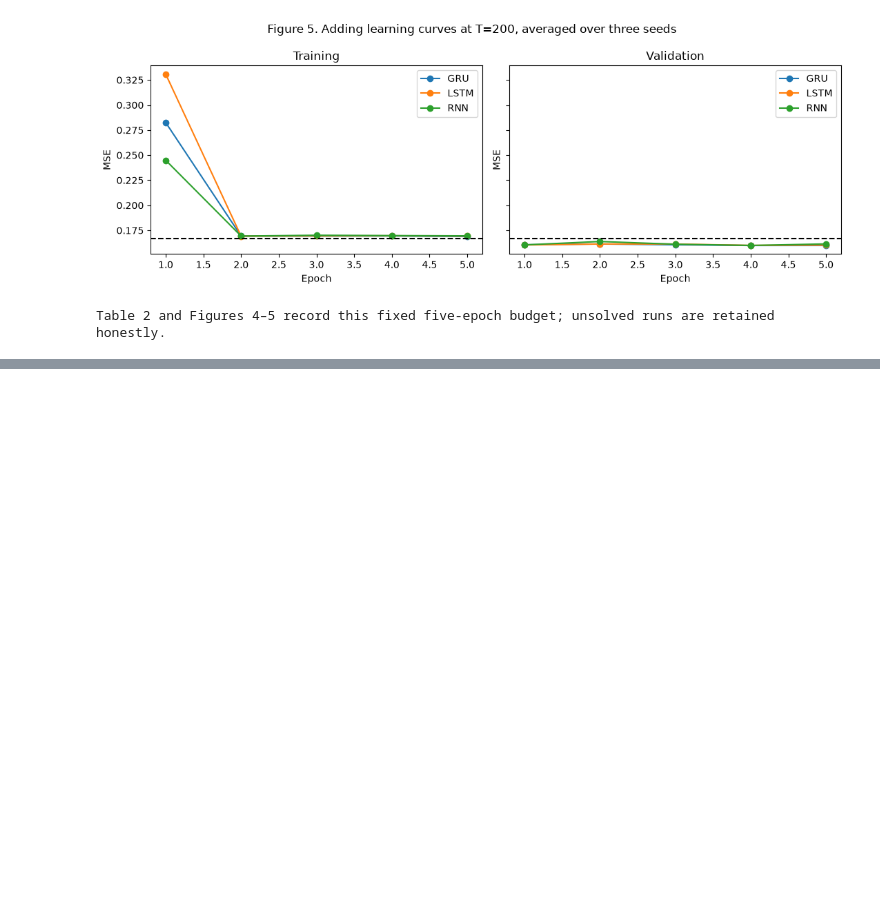
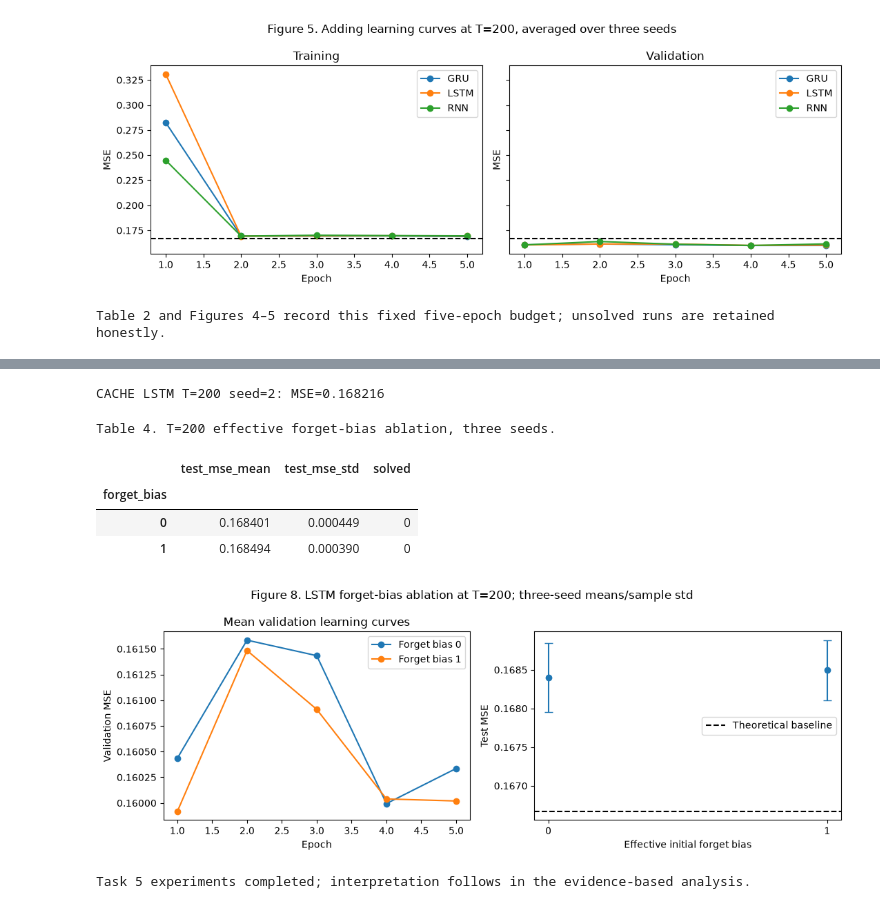
Before and after one commit to tusharviradiya/aiml-dnn-assignment-2, a Jupyter notebook: problem1/problem1.ipynb, the cells around one changed output, grey strips where cells are left out. Drawn from its saved outputs; the diff is of its cells as text; code cells hidden in the pictures; blank space fills up the shorter version.

```diff
--- a/problem1/problem1.ipynb
+++ b/problem1/problem1.ipynb
@@ -1226,0 +1491,33 @@ Table 2 and Figures 4–5 record this fixed five-epoch budget; unsolved runs are
+# %%
+forget_runs.append(run_forget_ablation(1,2))
+# %% [output]
+CACHE LSTM T=200 seed=2: MSE=0.168216
+# %%
+assert len(forget_runs)==6
+forget_table=pd.DataFrame([dict(forget_bias=r['forget_bias'],seed=r['seed'],best_epoch=r['best_epoch'],
+    test_mse=r['row']['test_mse'],val_mse=r['best_val_mse'],solved=r['row']['test_mse']<0.05) for r in forget_runs])
+forget_summary=forget_table.groupby('forget_bias').agg(test_mse_mean=('test_mse','mean'),test_mse_std=('test_mse','std'),solved=('solved','sum'))
+forget_history=pd.DataFrame([dict(forget_bias=r['forget_bias'],**e) for r in forget_runs for e in r['history']])
+forget_table.to_csv(METRICS/'forget_bias_runs.csv',index=False);forget_summary.to_csv(METRICS/'forget_bias_summary.csv')
+forget_history.to_csv(METRICS/'forget_bias_history.csv',index=False)
+pd.DataFrame([dict(forget_bias=r['forget_bias'],seed=r['seed'],sample=i,predicted=p) for r in forget_runs for i,p in enumerate(r['predictions'])]).to_csv(METRICS/'forget_bias_predictions.csv',index=False)
+(METRICS/'task5_config.json').write_text(json.dumps(dict(run_id=TASK5_ID,**TASK5_CONFIG),indent=2))
+print('Table 4. T=200 effective forget-bias ablation, three seeds.');display(forget_summary)
+fig,axes=plt.subplots(1,2,figsize=(11,4))
+for bias,g in forget_history.groupby('forget_bias'):
+    v=g.groupby('epoch')[['train_mse','val_mse']].mean()
+    axes[0].plot(v.index,v.val_mse,marker='o',label=f'Forget bias {bias}')
+axes[0].set(xlabel='Epoch',ylabel='Validation MSE',title='Mean validation learning curves');axes[0].legend()
+axes[1].errorbar(forget_summary.index,forget_summary.test_mse_mean,yerr=forget_summary.test_mse_std,fmt='o',capsize=4)
+axes[1].axhline(1/6,ls='--',color='black',label='Theoretical baseline');axes[1].set(xticks=[0,1],xlabel='Effective initial forget bias',ylabel='Test MSE');axes[1].legend()
+fig.suptitle('Figure 8. LSTM forget-bias ablation at T=200; three-seed means/sample std')
+fig.tight_layout();fig.savefig(FIGURES/'forget_bias_ablation.png',dpi=150);plt.show()
+print('Task 5 experiments completed; interpretation follows in the evidence-based analysis.')
+# %% [output]
+Table 4. T=200 effective forget-bias ablation, three seeds.
+|  | test_mse_mean | test_mse_std | solved |
+| forget_bias |  |  |  |
+| 0 | 0.168401 | 0.000449 | 0 |
+| 1 | 0.168494 | 0.000390 | 0 |
+[figure, added]
+Task 5 experiments completed; interpretation follows in the evidence-based analysis.
```
Also changed, not shown: parts of 40 cells of this notebook, 22 other files.
